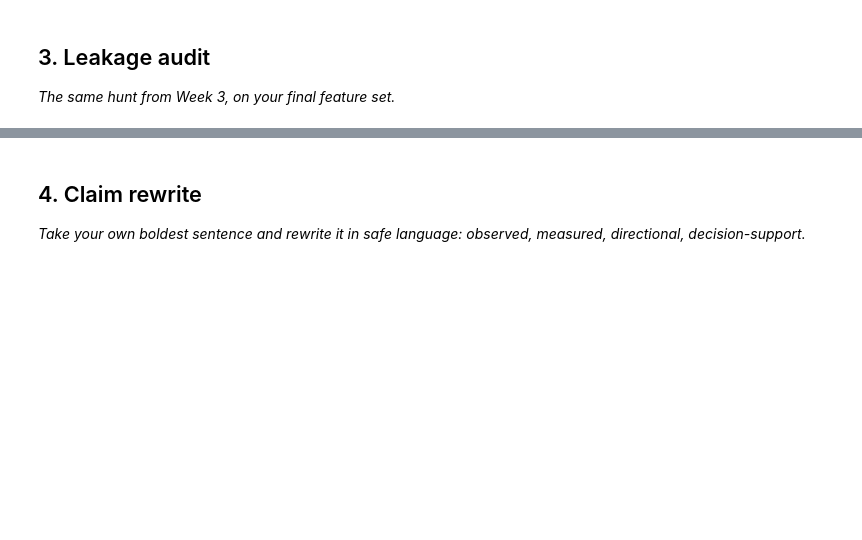
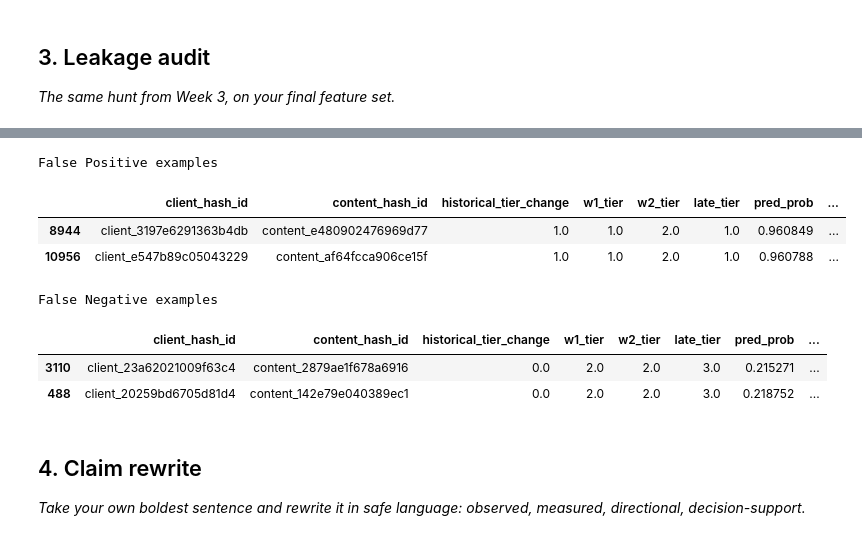
Before and after one commit to JasperOwen/flyrank-ml-internship, a Jupyter notebook: work/notebooks/w06_validation_audit.ipynb, the cells around one changed output, grey strips where cells are left out. Saved outputs shown, nothing was run; the diff lists cells and outputs as text; code cells hidden in the pictures; blank space fills up the shorter version.

```diff
--- a/work/notebooks/w06_validation_audit.ipynb
+++ b/work/notebooks/w06_validation_audit.ipynb
@@ -22,0 +226,9 @@ This skeleton is yours to fill. Work the sections **in order** — each one has
+# %%
+# Client GroupK Fold
+for train_idx, test_idx in gkf.split(X, y, groups=clients):
+    X_train, X_test = X.iloc[train_idx], X.iloc[test_idx]
+    y_train, y_test = y[train_idx], y[test_idx]
+
+    rf_model.fit(X_train, y_train)
+    probs = rf_model.predict_proba(X_test)[:, 1]
+    after_p50.append(precision_at_k(y_test, probs, contents[test_idx], k=50))
@@ -29,0 +299,14 @@ This skeleton is yours to fill. Work the sections **in order** — each one has
+# %%
+# 2. Target correlation check
+corr_with_target = model_df[feature_columns].apply(lambda col: col.corr(model_df["future_decline"]))
+print("\nCorrelations of features with future_decline target:")
+print(corr_with_target.round(4).to_string())
+
+# Check no feature exceeds 0.9 or -0.9 correlation
+assert not (corr_with_target.abs() > 0.9).any(), "High correlations, check for leakage"
+print("\nLow correlations, leakage is unlikely")
+
+
+rf_model.fit(X, y)
+model_df["pred_prob"] = rf_model.predict_proba(X)[:, 1]
+model_df["pred_label"] = (model_df["pred_prob"] >= 0.5).astype(int)
@@ -30,3 +329,25 @@ This skeleton is yours to fill. Work the sections **in order** — each one has
+# %%
+
+# False Positives: Model predicted decline but page did not decline
+fp_examples = model_df[(model_df["future_decline"] == 0) & (model_df["pred_label"] == 1)].sort_values("pred_prob", ascending=False).head(2)
+
+# False Negatives: Model predicted the page would not decline but it did
+fn_examples = model_df[(model_df["future_decline"] == 1) & (model_df["pred_label"] == 0)].sort_values("pred_prob", ascending=True).head(2)
+
+print("\nFalse Positive examples")
+display(fp_examples[["client_hash_id", "content_hash_id", "historical_tier_change", "w1_tier", "w2_tier", "late_tier", "pred_prob", "future_decline"]])
+
+print("\nFalse Negative examples")
+display(fn_examples[["client_hash_id", "content_hash_id", "historical_tier_change", "w1_tier", "w2_tier", "late_tier", "pred_prob", "future_decline"]])
+# %% [output]
+False Positive examples
+|  | client_hash_id | content_hash_id | historical_tier_change | w1_tier | w2_tier | late_tier | pred_prob | ... |
+| 8944 | client_3197e6291363b4db | content_e480902476969d77 | 1.0 | 1.0 | 2.0 | 1.0 | 0.960849 | ... |
+| 10956 | client_e547b89c05043229 | content_af64fcca906ce15f | 1.0 | 1.0 | 2.0 | 1.0 | 0.960788 | ... |
+False Negative examples
+|  | client_hash_id | content_hash_id | historical_tier_change | w1_tier | w2_tier | late_tier | pred_prob | ... |
+| 3110 | client_23a62021009f63c4 | content_2879ae1f678a6916 | 0.0 | 2.0 | 2.0 | 3.0 | 0.215271 | ... |
+| 488 | client_20259bd6705d81d4 | content_142e79e040389ec1 | 0.0 | 2.0 | 2.0 | 3.0 | 0.218752 | ... |
 # %% [markdown]
 ## 4. Claim rewrite
 
```
Also changed, not shown: parts of 20 cells of this notebook.
